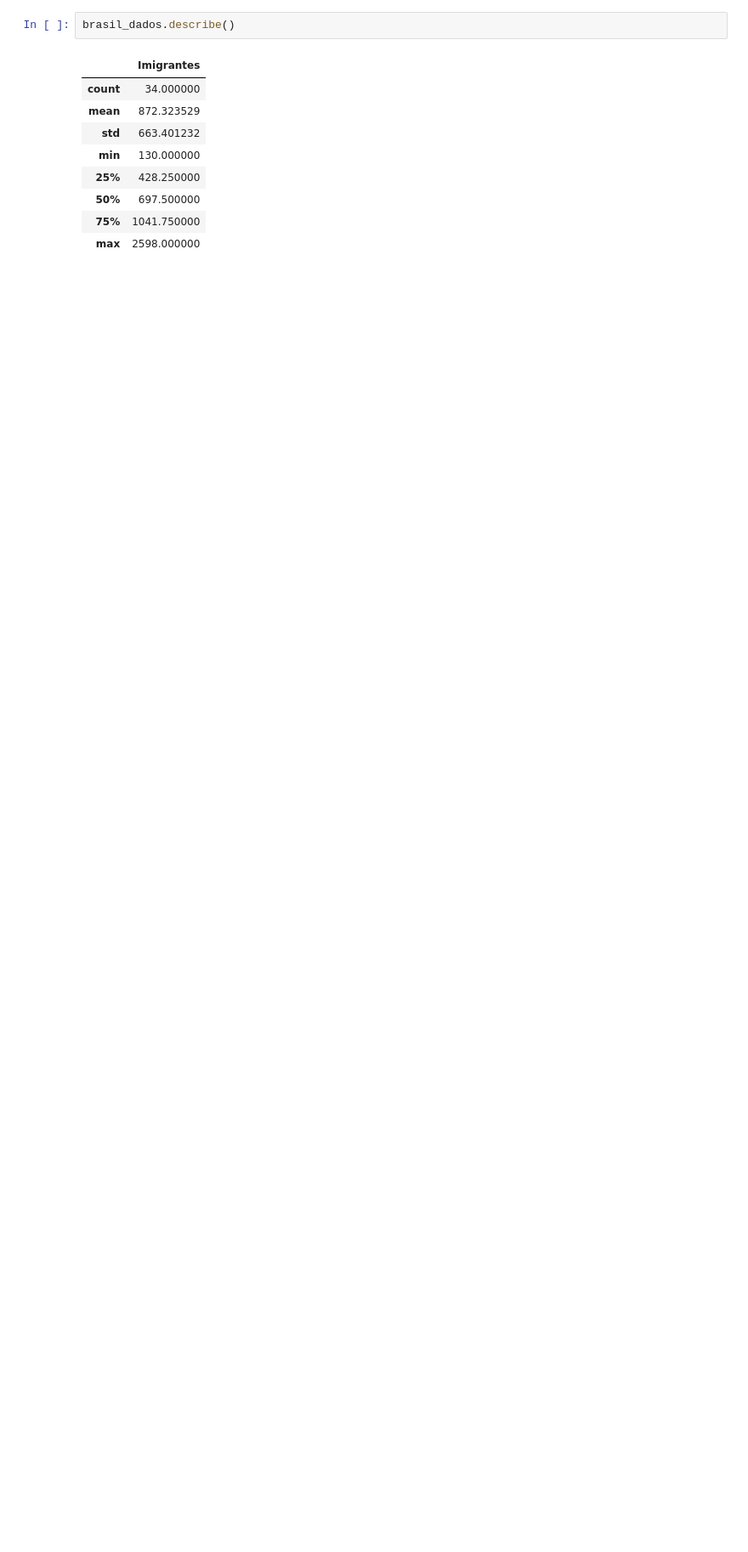
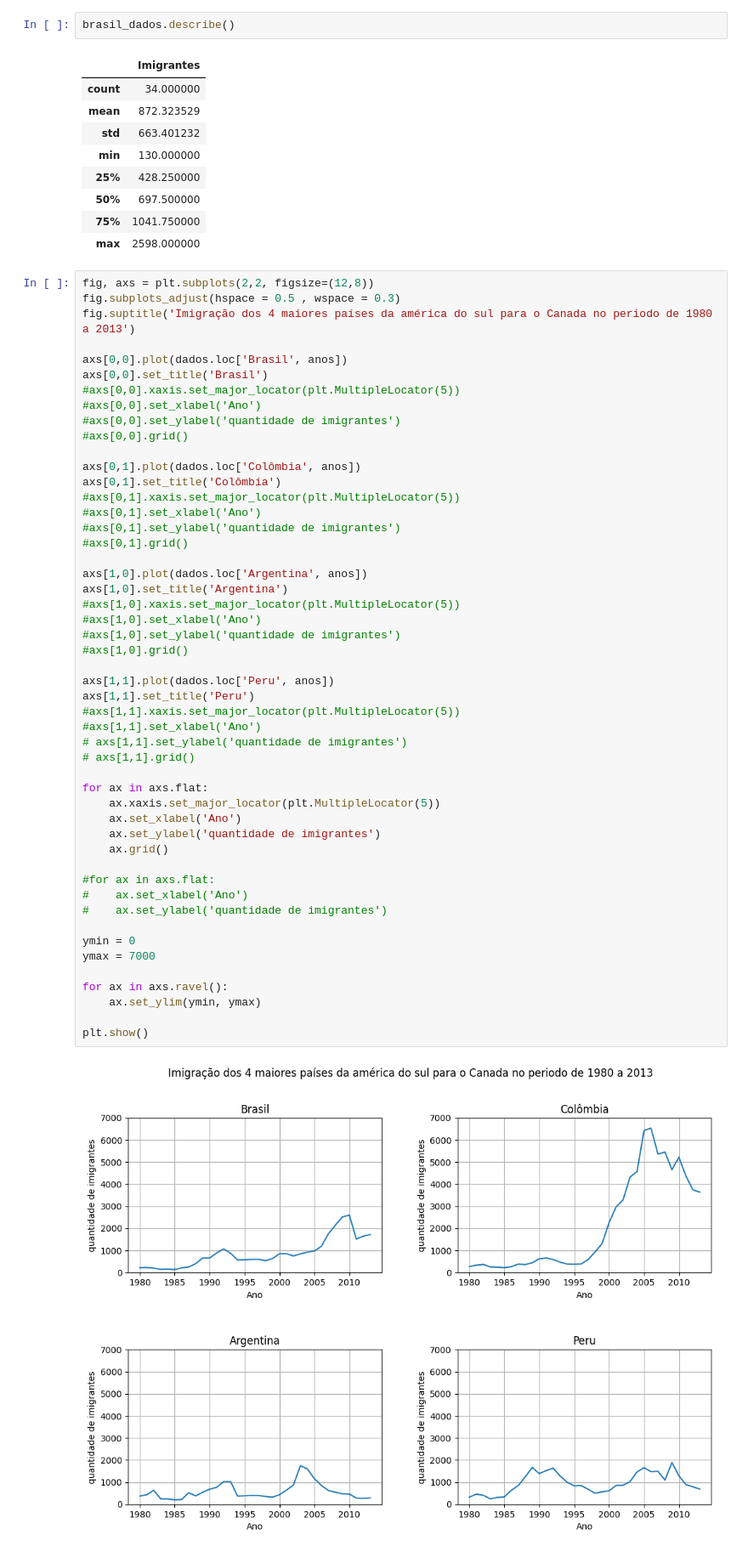
Before and after one commit to Marlon-Santiago/Alanisando_dados_Imigratorios_Canada, a Jupyter notebook: Imigrantes_canada_analise.ipynb, the cells around one changed output. Shown at 85% size. Saved outputs shown, nothing was run; the diff lists cells and outputs as text; blank space fills up the shorter version.

Commit message:
upload
comparando com gráficos a taxa de imigração de países da américa do sul,
editando eixos no gráficos, criando figuras com matplotlib, adicionando legenda para melhor entendimento

```diff
--- a/Imigrantes_canada_analise.ipynb
+++ b/Imigrantes_canada_analise.ipynb
@@ -184,3 +184,55 @@ brasil_dados.describe()
 | 50% | 697.500000 |
 | 75% | 1041.750000 |
 | max | 2598.000000 |
+# %%
+fig, axs = plt.subplots(2,2, figsize=(12,8))
+fig.subplots_adjust(hspace = 0.5 , wspace = 0.3)
+fig.suptitle('Imigração dos 4 maiores países da américa do sul para o Canada no periodo de 1980 a 2013')
+
+axs[0,0].plot(dados.loc['Brasil', anos])
+axs[0,0].set_title('Brasil')
+#axs[0,0].xaxis.set_major_locator(plt.MultipleLocator(5))
+#axs[0,0].set_xlabel('Ano')
+#axs[0,0].set_ylabel('quantidade de imigrantes')
+#axs[0,0].grid()
+
+axs[0,1].plot(dados.loc['Colômbia', anos])
+axs[0,1].set_title('Colômbia')
+#axs[0,1].xaxis.set_major_locator(plt.MultipleLocator(5))
+#axs[0,1].set_xlabel('Ano')
+#axs[0,1].set_ylabel('quantidade de imigrantes')
+#axs[0,1].grid()
+
+axs[1,0].plot(dados.loc['Argentina', anos])
+axs[1,0].set_title('Argentina')
+#axs[1,0].xaxis.set_major_locator(plt.MultipleLocator(5))
+#axs[1,0].set_xlabel('Ano')
+#axs[1,0].set_ylabel('quantidade de imigrantes')
+#axs[1,0].grid()
+
+axs[1,1].plot(dados.loc['Peru', anos])
+axs[1,1].set_title('Peru')
+#axs[1,1].xaxis.set_major_locator(plt.MultipleLocator(5))
+#axs[1,1].set_xlabel('Ano')
+# axs[1,1].set_ylabel('quantidade de imigrantes')
+# axs[1,1].grid()
+
+for ax in axs.flat:
+    ax.xaxis.set_major_locator(plt.MultipleLocator(5))
+    ax.set_xlabel('Ano')
+    ax.set_ylabel('quantidade de imigrantes')
+    ax.grid()
+
+#for ax in axs.flat:
+#    ax.set_xlabel('Ano')
+#    ax.set_ylabel('quantidade de imigrantes')
+
+ymin = 0
+ymax = 7000
+
+for ax in axs.ravel():
+    ax.set_ylim(ymin, ymax)
+
+plt.show()
+# %% [output]
+[figure, added]
```
